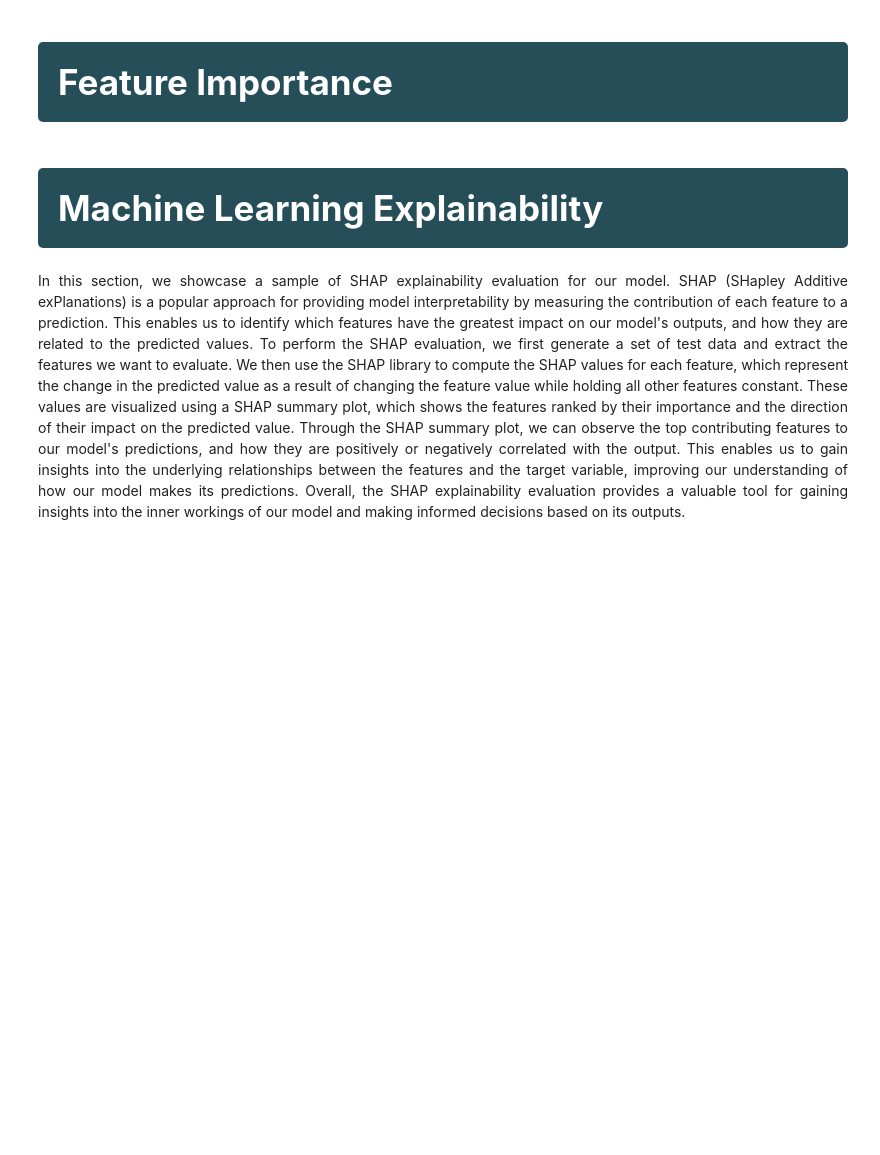
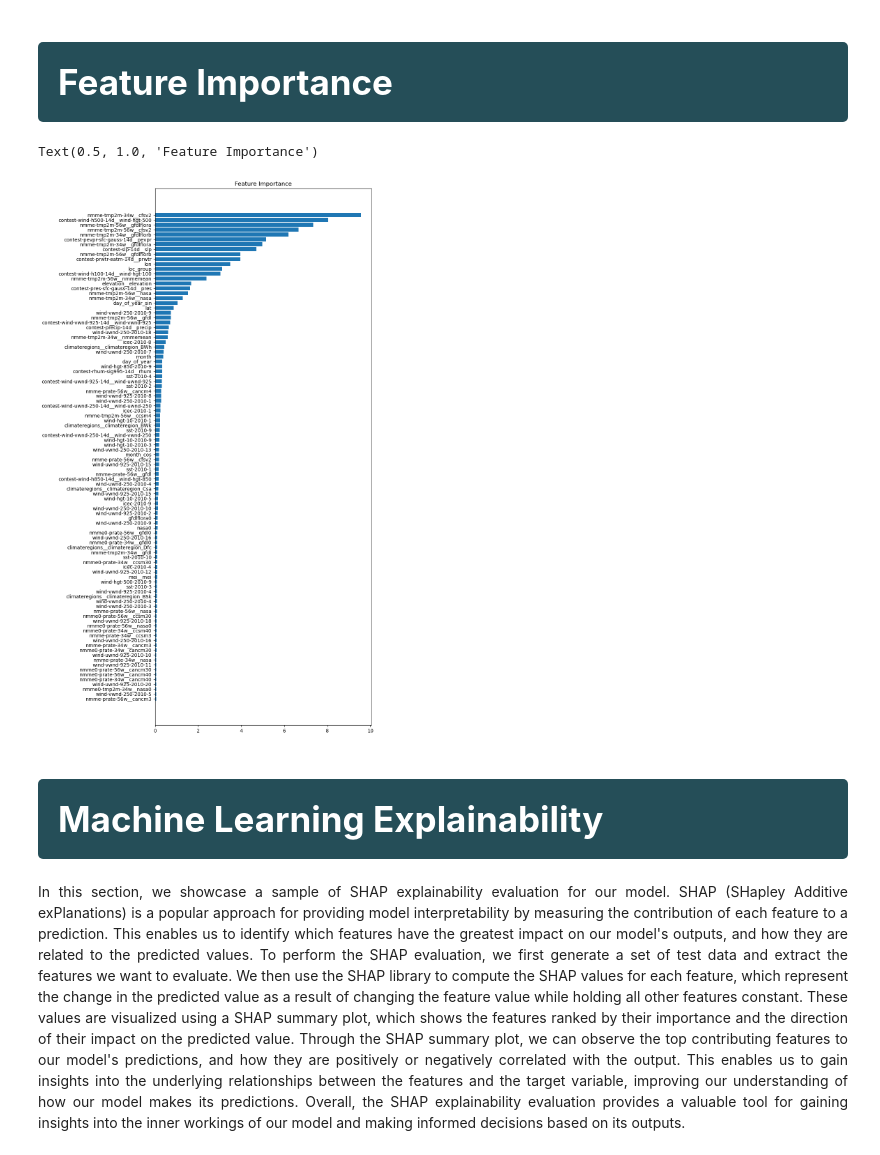
Before and after one commit to xingjian-bai/WiDS, a Jupyter notebook: works/Xingjian/811_improving.ipynb, the cells around one changed output. Drawn from its saved outputs; the diff is of its cells as text; code cells hidden in the pictures; blank space fills up the shorter version.

```diff
--- a/works/Xingjian/811_improving.ipynb
+++ b/works/Xingjian/811_improving.ipynb
@@ -131,6 +183,6 @@ def feature_engineering(train_raw, test_raw):
 # <div style="padding:20px;color:white;margin:0;font-size:35px;font-family:Georgia;text-align:left;display:fill;border-radius:5px;background-color:#254E58;overflow:hidden"><b>Train and Validation</b></div>
 # %%
 X, y, X_test = feature_engineering(train_raw.copy(), test_raw.copy())
-X_train, X_val, y_train, y_val = train_test_split(X, y, test_size=0.33, random_state=42)
+X_train, X_val, y_train, y_val = train_test_split(X, y, test_size=0.20, random_state=42)
 print(f'Train_shape: {X_train.shape}    |   Val_shape: {X_val.shape}    |   Test_shape: {X_test.shape}')
 # %% [output]
@@ -243,7 +297,7 @@ Use_BO = True
 if Use_BO:
     #n_estimators,
     # num_leaves
-    def CB_opt(depth, learning_rate, subsample, l2_leaf_reg, model_size_reg):
+    def CB_opt(depth, learning_rate, subsample, l2_leaf_reg, model_size_reg, random_strength, bagging_temperature):
 
         scores = []
     #     skf = StratifiedKFold(n_splits = 5, shuffle = True, random_state = 1944)
@@ -251,7 +305,7 @@ if Use_BO:
 
         reg = CatBoostRegressor(
                                         verbose = 0,
-                                        #iterations=10,
+                                        iterations=100,
                                         #n_estimators = 10,
                                         learning_rate = learning_rate,
                                         subsample = subsample,
@@ -264,7 +318,9 @@ if Use_BO:
                                         use_best_model = True,
                                         # bootstrap_type='Bayesian',
                                         loss_function='RMSE',
-                                        model_size_reg = model_size_reg
+                                        model_size_reg = model_size_reg,
+                                        random_strength = random_strength,
+                                        bagging_temperature = bagging_temperature,
                                     )
 
         reg.fit(trainx, trainy, eval_set = (valx, valy))
@@ -277,16 +333,19 @@ if Use_BO:
     # "num_leaves": (100,150),
     # "max_bin":(150,300),
     pbounds = {
-               "depth": (6, 7),
-               "learning_rate": (0.09, 0.0980689972639084),
-               "subsample":(0.7, 0.800000011920929),
+               "depth": (6, 8),
+            #    "learning_rate": (0.09, 0.1080689972639084),
+               "learning_rate": (0.05, 0.0580689972639084),
+               "subsample":(0.6, 0.900000011920929),
                "l2_leaf_reg":(2,4),
-               "model_size_reg": (0.48, 0.5)
+               "model_size_reg": (0.48, 0.5),
+               "random_strength": (0.9, 1.0),
+               "bagging_temperature": (0.6, 1.5),
     }
 
     optimizer = BayesianOptimization(f = CB_opt, pbounds = pbounds,  verbose = 2, random_state = 1212)
 
-    optimizer.maximize(init_points = 7, n_iter = 30, acq = 'ucb', alpha = 1e-6)
+    optimizer.maximize(init_points = 10, n_iter = 50, acq = 'ucb', alpha = 1e-6)
 
     print(optimizer.max)
 
@@ -323,17 +379,19 @@ KeyboardInterrupt:
 # %%
-Use_BO_result = False
-
+Use_BO_result = True
+NUM_ITERATIONS= 5000
 if Use_BO_result:
     opt_params = {
-              'iterations':2000,
-              'verbose':0,
+              'iterations':NUM_ITERATIONS,
+              'verbose':100,
               'learning_rate' : max_bo_params['learning_rate'],
               'subsample' : max_bo_params['subsample'],
               'l2_leaf_reg' : max_bo_params['l2_leaf_reg'],
               'max_depth' : int(max_bo_params['depth']),
               'use_best_model' : True,
               'loss_function' : 'RMSE',
-              'model_size_reg' : max_bo_params['model_size_reg']
+              'model_size_reg' : max_bo_params['model_size_reg'],
+              "random_strength": max_bo_params['random_strength'],
+              "bagging_temperature": max_bo_params['bagging_temperature'],
              }
 else:
     opt_params = {
@@ -384,12 +442,15 @@ submit.to_csv('submission0.csv', index = False)
 # %%
 import matplotlib.pyplot as plt
 feature_importance = bst.feature_importances_
-max_features = 50
+max_features = 100
 sorted_idx = np.argsort(feature_importance)[-max_features:]
-fig = plt.figure(figsize=(8, 12))
+fig = plt.figure(figsize=(8, 20))
 plt.barh(range(len(sorted_idx)), feature_importance[sorted_idx], align='center')
 plt.yticks(range(len(sorted_idx)), np.array(X_val.columns)[sorted_idx])
 plt.title('Feature Importance')
+# %% [output]
+Text(0.5, 1.0, 'Feature Importance')
+[figure, added]
 # %% [markdown]
 <a id = "xml"></a>
 # <div style="padding:20px;color:white;margin:0;font-size:35px;font-family:Georgia;text-align:left;display:fill;border-radius:5px;background-color:#254E58;overflow:hidden"><b>Machine Learning Explainability</b></div>
```
Also changed, not shown: parts of 14 cells of this notebook, 5 other files.
